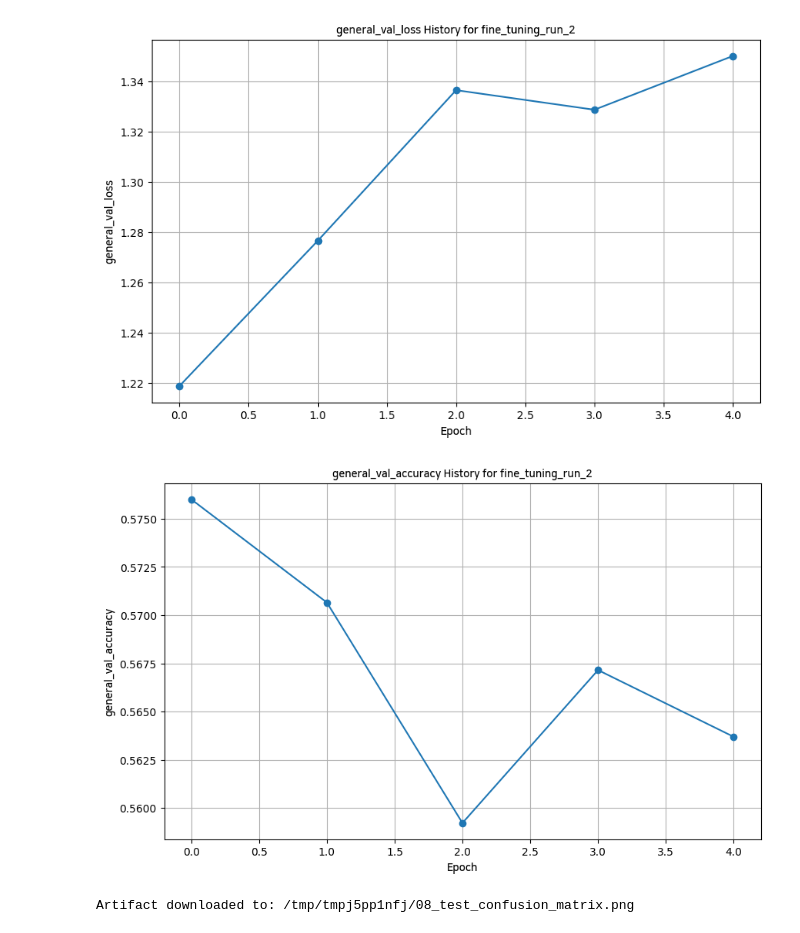
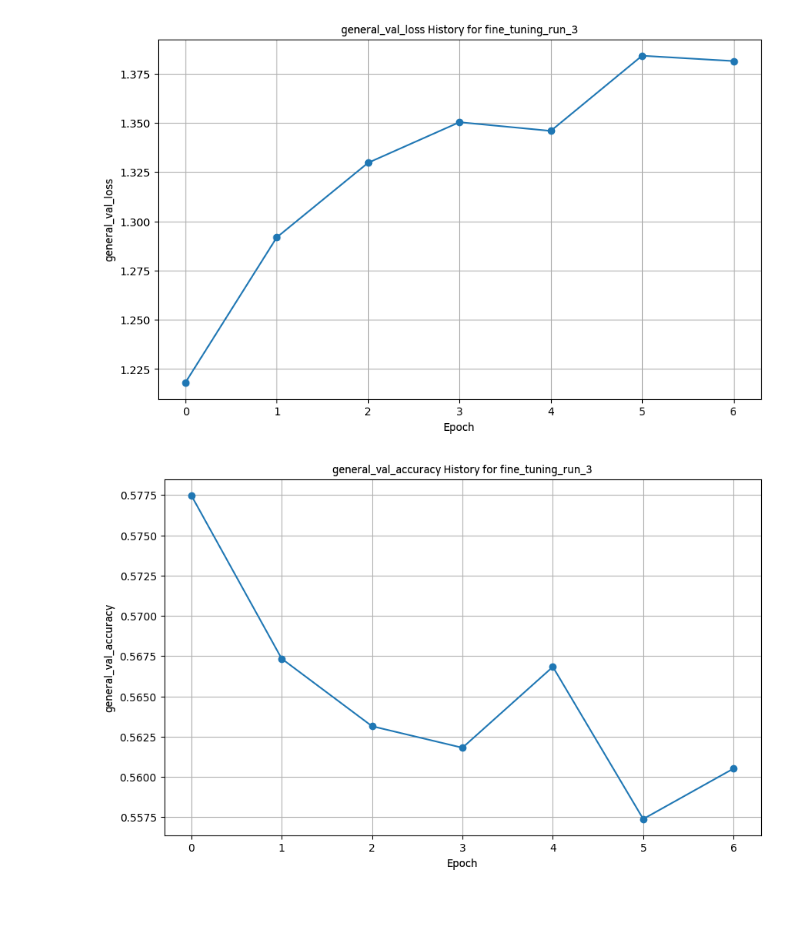
Before and after one commit to json-han/dys_AI_FER, a Jupyter notebook: 09_model_analysis.ipynb, the cells around one changed output. Drawn from its saved outputs; the diff is of its cells as text; code cells hidden in the pictures; blank space fills up the shorter version.

```diff
--- a/09_model_analysis.ipynb
+++ b/09_model_analysis.ipynb
@@ -15,11 +15,11 @@ EXPERIMENT_NAME = "FER Fine-tuning with Soft Labels"
 # 분석할 Run ID 목록 (예시: 여러 훈련 실행을 비교할 경우)
 # run_ids = ["run_id_1", "run_id_2"]
 # 단일 Run을 분석할 경우:
-TARGET_RUN_ID = "fcc0807a25784362868877b32743a3fc" # 여기에 분석하고자 하는 run_id를 입력하세요.
+TARGET_RUN_ID = "f447303e4bf74f11b98907730ce08c99" # 여기에 분석하고자 하는 run_id를 입력하세요.
 
 # 지표 및 아티팩트 이름
 METRICS_TO_ANALYZE = ["train_loss", "val_loss", "general_val_loss", "general_val_accuracy", "test_accuracy", "test_f1_macro"]
-ARTIFACT_NAME = "./output/08_test_confusion_matrix.png" # 08_finetuning_refactored.py에서 저장된 혼동 행렬 이미지 이름
+ARTIFACT_NAME = "./output/08_confusion_matrix_run3.png" # 08_finetuning_refactored.py에서 저장된 혼동 행렬 이미지 이름
 # %%
 # Cell 2: MLflow Run 정보 및 지표 가져오기
 def get_run_metrics(run_id, metrics_list):
@@ -56,18 +56,18 @@ if TARGET_RUN_ID:
             plt.savefig(f'./output/09_{metric_name}_run{run_name[-1]}.png')
             plt.show()
 
-    # 아티팩트 다운로드 및 표시 (예: 혼동 행렬 이미지)
-    try:
-        artifact_path = client.download_artifacts(TARGET_RUN_ID, ARTIFACT_NAME)
-        print(f"Artifact downloaded to: {artifact_path}")
-        img = plt.imread(artifact_path)
-        plt.figure(figsize=(8, 8))
-        plt.imshow(img)
-        plt.axis('off')
-        plt.title(f'Confusion Matrix for {run_name}', fontproperties=FONT_PROP)
-        plt.show()
-    except Exception as e:
-        print(f"Error downloading or displaying artifact {ARTIFACT_NAME}: {e}")
+    # # 아티팩트 다운로드 및 표시 (예: 혼동 행렬 이미지)
+    # try:
+    #     artifact_path = client.download_artifacts(TARGET_RUN_ID, ARTIFACT_NAME)
+    #     print(f"Artifact downloaded to: {artifact_path}")
+    #     img = plt.imread(artifact_path)
+    #     plt.figure(figsize=(8, 8))
+    #     plt.imshow(img)
+    #     plt.axis('off')
+    #     plt.title(f'Confusion Matrix for {run_name}', fontproperties=FONT_PROP)
+    #     plt.show()
+    # except Exception as e:
+    #     print(f"Error downloading or displaying artifact {ARTIFACT_NAME}: {e}")
 else:
     print("분석할 TARGET_RUN_ID를 설정해 주세요.")
 # %% [output]
@@ -96,3 +93,2 @@ Metrics:
-[figure, old version]
+[figure, new version]
-[figure, old version]
+[figure, new version]
-Artifact downloaded to: /tmp/tmpj5pp1nfj/08_test_confusion_matrix.png
```
Also changed, not shown: parts of 1 cell of this notebook, 2 other files.
